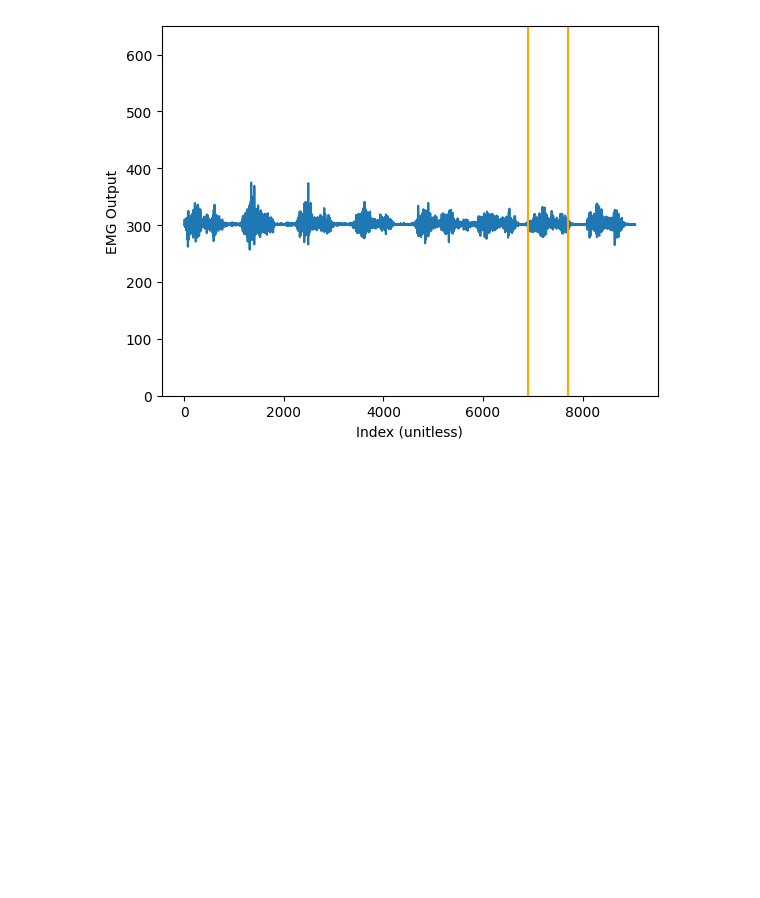
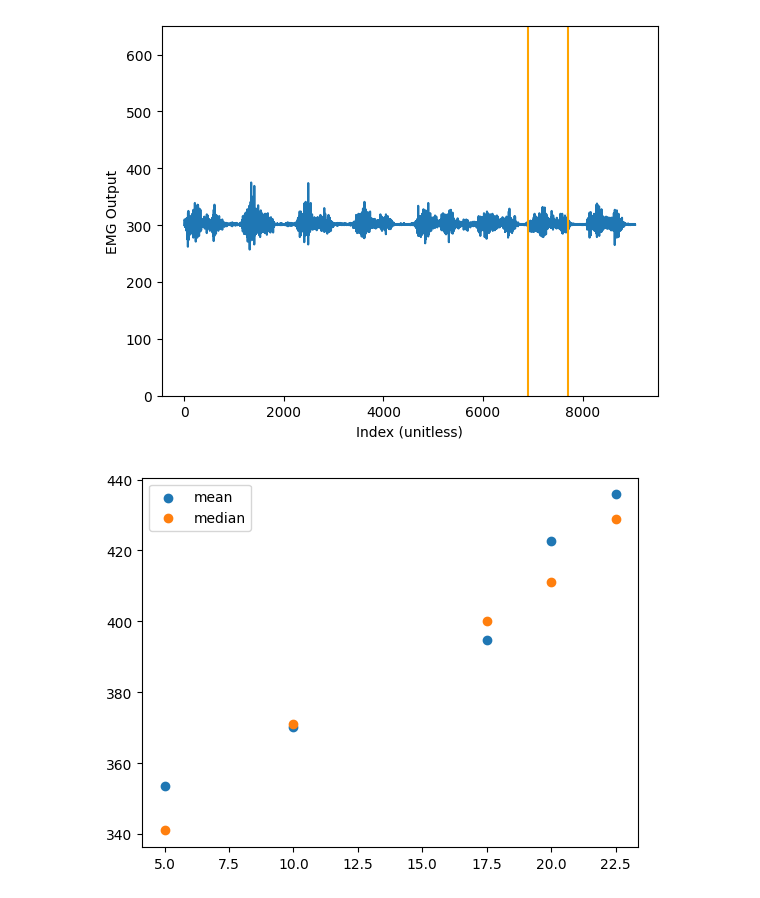
Before and after one commit to nouturnsign/physemg, a Jupyter notebook: preanalysis.ipynb, the cells around one changed output. Saved outputs shown, nothing was run; the diff lists cells and outputs as text; code cells hidden in the pictures; blank space fills up the shorter version.

Commit message:
Add w ranges

```diff
--- a/preanalysis.ipynb
+++ b/preanalysis.ipynb
@@ -56,0 +109,21 @@ plt.show()
+# %%
+range_it = iter(ranges)
+
+mean_maximums = []
+median_maximums = []
+for file in data_files:
+    position = np.loadtxt(os.path.join(data_directory, file))
+    maximums = []
+    for _ in range(5):
+        i_left, i_right = next(range_it)
+        maximums.append(np.max(position[i_left : i_right]))
+    mean_maximums.append(np.mean(maximums))
+    median_maximums.append(np.median(maximums))
+
+weights = np.array([5, 10, 17.5, 20, 22.5])
+plt.scatter(weights, mean_maximums, label="mean")
+plt.scatter(weights, median_maximums, label="median")
+plt.legend()
+plt.show()
+# %% [output]
+[figure, added]
```
Also changed, not shown: parts of 1 cell of this notebook.
